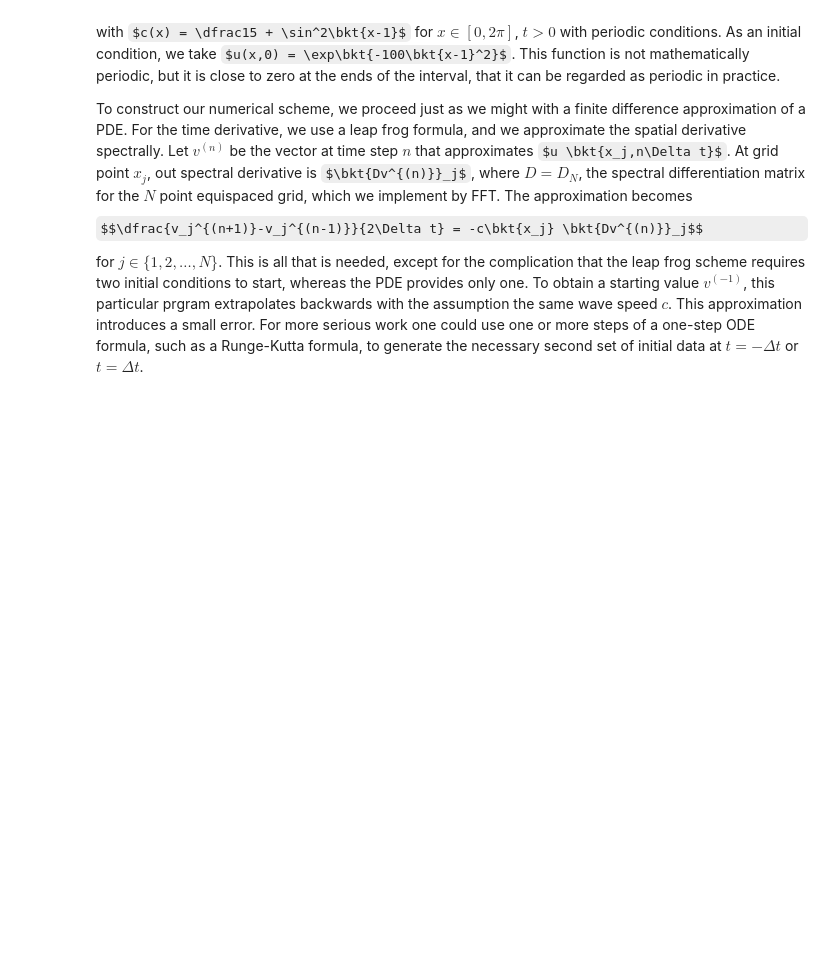
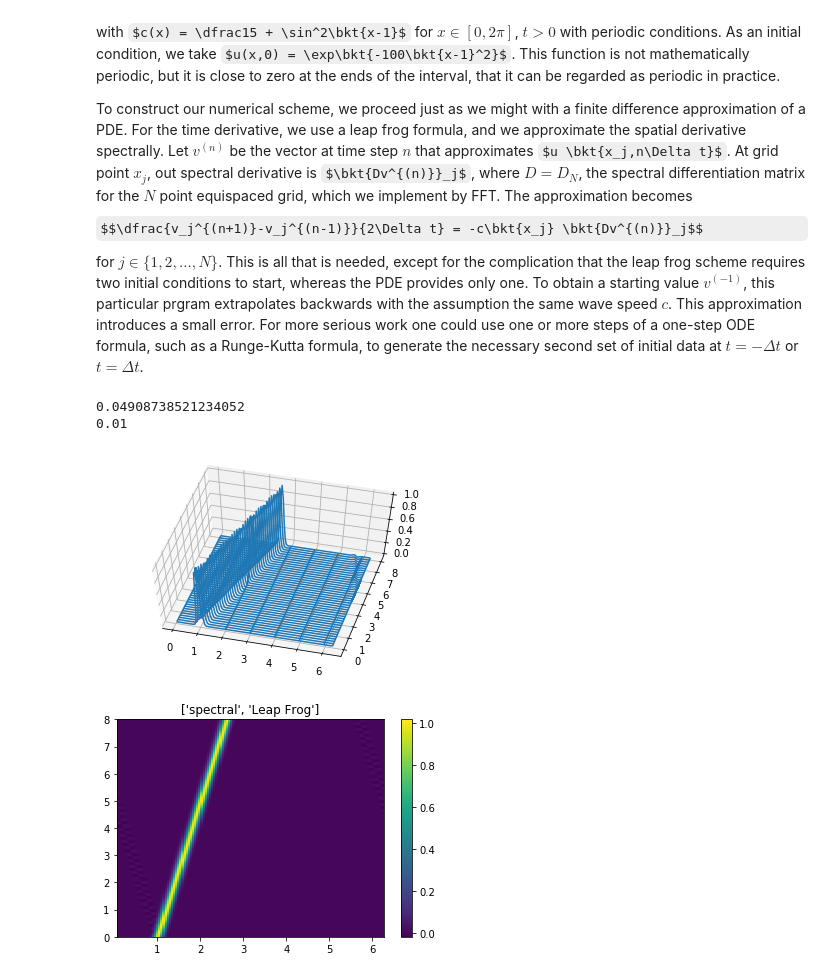
Before and after one commit to sivaramambikasaran/2019_CMS, a Jupyter notebook: Chapters/Chapter_3.ipynb, the cells around one changed output. Saved outputs shown, nothing was run; the diff lists cells and outputs as text; code cells hidden in the pictures; some formulas as TeX source; blank space fills up the shorter version.

```diff
--- a/Chapters/Chapter_3.ipynb
+++ b/Chapters/Chapter_3.ipynb
@@ -232,3 +232,66 @@ $$\dfrac{\partial u}{\partial t} + c(x) \dfrac{\partial u}{\partial x} = 0$$ wit
 To construct our numerical scheme, we proceed just as we might with a finite difference approximation of a PDE. For the time derivative, we use a leap frog formula, and we approximate the spatial derivative spectrally. Let $v^{(n)}$ be the vector at time step $n$ that approximates $u \bkt{x_j,n\Delta t}$. At grid point $x_j$, out spectral derivative is $\bkt{Dv^{(n)}}_j$, where $D = D_N$, the spectral differentiation matrix for the $N$ point equispaced grid, which we implement by FFT. The approximation becomes
 $$\dfrac{v_j^{(n+1)}-v_j^{(n-1)}}{2\Delta t} = -c\bkt{x_j} \bkt{Dv^{(n)}}_j$$
 for $j \in \{1,2,\ldots,N\}$. This is all that is needed, except for the complication that the leap frog scheme requires two initial conditions to start, whereas the PDE provides only one. To obtain a starting value $v^{(-1)}$, this particular prgram extrapolates backwards with the assumption the same wave speed $c$. This approximation introduces a small error. For more serious work one could use one or more steps of a one-step ODE formula, such as a Runge-Kutta formula, to generate the necessary second set of initial data at $t=-\Delta t$ or $t= \Delta t$.
+# %%
+# SPECTRAL WITH LEAP FROG
+# Grid, variable coefficient and initial data
+import scipy as sp;
+from scipy import linalg;
+from scipy import sparse;
+pi = sp.pi;
+N  = 128;      # Number of grid points
+h  = 2*pi/N; # Grid spacing
+print(h)         # Display grid spacing
+x  = h*sp.arange(1,N+1); # Grid points
+vec           = sp.zeros(N);
+vec[1:N]   = 0.5*(-1)**sp.arange(1,N)/sp.tan(sp.arange(1,N)*h/2);
+D              = sp.linalg.circulant(vec);
+spatial_title = 'spectral';
+
+tinit           = 0;         # Intial time
+tmax         = 8;         # Maximum time
+nsteps       = 800;    # Number of steps
+dt              = (tmax-tinit)/nsteps;  # time step
+print(dt)           # Display time step
+c = 0.2; # Constant Wave speed
+# c = 0.2+sp.sin(x-1)**2; # Variable Wave speed
+v   = sp.exp(-100*(x-1)**2); # Initial condition
+vold = sp.exp(-100*(x-c*dt-1)**2); # Second initial condition for leap frog
+# plotstep = 10; # How frequent should I plot?
+# tplot      = plotstep*dt;
+# nplots    = nsteps//plotstep;
+data = sp.zeros((nsteps+1,N));
+data[0,:] = v;
+tdata = sp.zeros(nsteps+1);
+tdata[0] = tinit;
+for i in sp.arange(0,nsteps):
+    time_title = 'Leap Frog';
+    vnew = vold-2*dt*c*(D.dot(v));
+    vold = v;
+    v = vnew;
+    data[i+1,:] = v;
+    tdata[i+1] = tdata[i]+dt;
+
+from mpl_toolkits.mplot3d import axes3d
+import matplotlib.pyplot as plt
+import numpy as np
+
+title = [spatial_title,time_title];
+X, T = np.meshgrid(x, tdata, sparse=False, indexing='ij')
+
+fig = plt.figure();
+ax = fig.add_subplot(111, projection='3d');
+# X, Y, Z = axes3d.get_test_data(0.05)
+ax.plot_wireframe(X.T, T.T, data, rstride=20, cstride=20)
+ax.view_init(60,-75)
+plt.show()
+
+plt.pcolor(x, tdata, data)
+plt.colorbar()
+plt.title(title)
+plt.show()
+# %% [output]
+0.04908738521234052
+0.01
+[figure, added]
+[figure, added]
```
Also changed, not shown: parts of 10 cells of this notebook.
